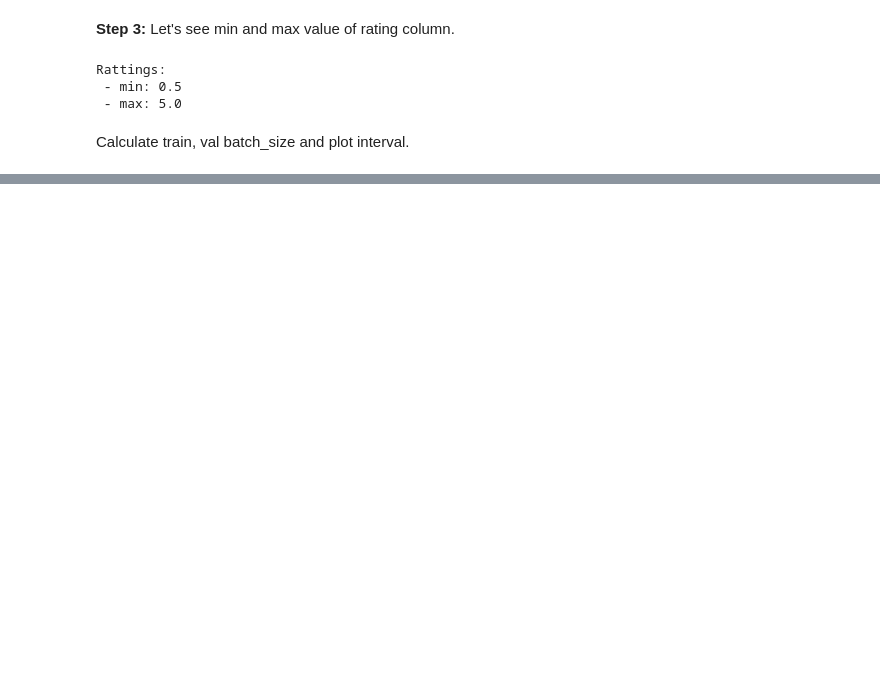
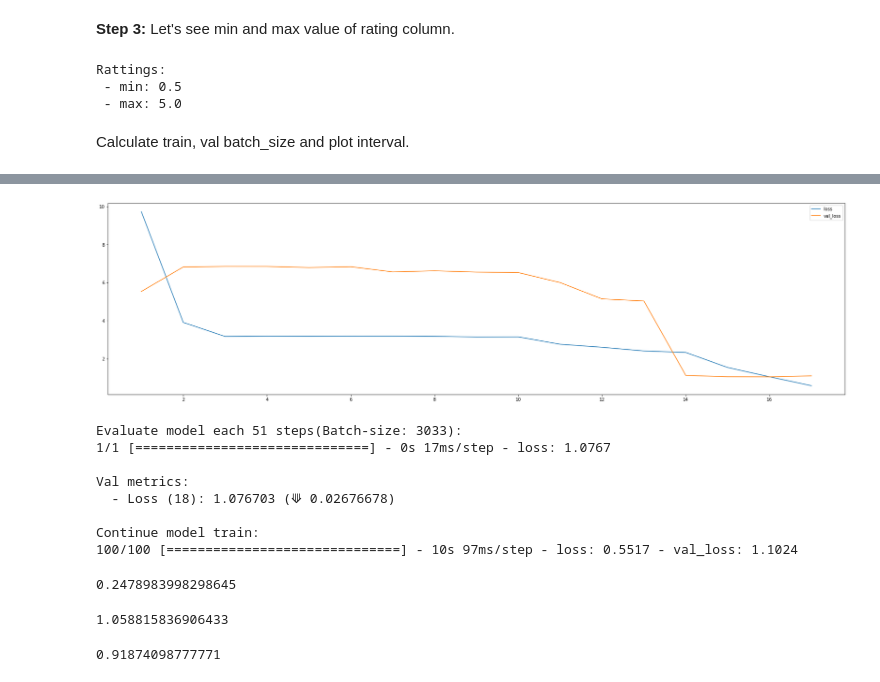
Before and after one commit to adrianmarino/recomendation-system-aproches, a Jupyter notebook: user-movie-genres-model/3.train-model-pandas-ray.ipynb, the cells around one changed output, grey strips where cells are left out. Saved outputs shown, nothing was run; the diff lists cells and outputs as text; code cells hidden in the pictures; blank space fills up the shorter version.

```diff
--- a/user-movie-genres-model/3.train-model-pandas-ray.ipynb
+++ b/user-movie-genres-model/3.train-model-pandas-ray.ipynb
@@ -312,0 +456,37 @@ evaluate_model(model, test_set, batch_size=train_batch_size)
+# %%
+best_hps = tuner.get_best_hyperparameters(num_trials=1)[0]
+model    = tuner.hypermodel.build(best_hps)
+
+history = model.fit_generator(
+    generator=train_generator,
+    validation_data=val_generator,
+    epochs=best_epoch,
+    callbacks=[
+        create_metrics_callback(),
+        create_checkpoints_callback(),
+        EarlyStopping(monitor='val_loss', patience=5)
+    ],
+    verbose=1
+)
+# %% [output]
+[figure, added]
+Evaluate model each 51 steps(Batch-size: 3033):
+1/1 [==============================] - 0s 17ms/step - loss: 1.0767
+
+Val metrics:
+  - Loss (18): 1.076703 (⟱ 0.02676678)
+
+Continue model train:
+100/100 [==============================] - 10s 97ms/step - loss: 0.5517 - val_loss: 1.1024
+# %%
+evaluate(model, train_set, batch_size=train_batch_size)
+# %% [output]
+0.2478983998298645
+# %%
+evaluate(model, val_set, batch_size=val_batch_size)
+# %% [output]
+1.058815836906433
+# %%
+evaluate(model, test_set, batch_size=val_batch_size)
+# %% [output]
+0.91874098777771
```
Also changed, not shown: parts of 41 cells of this notebook, 8 other files.
